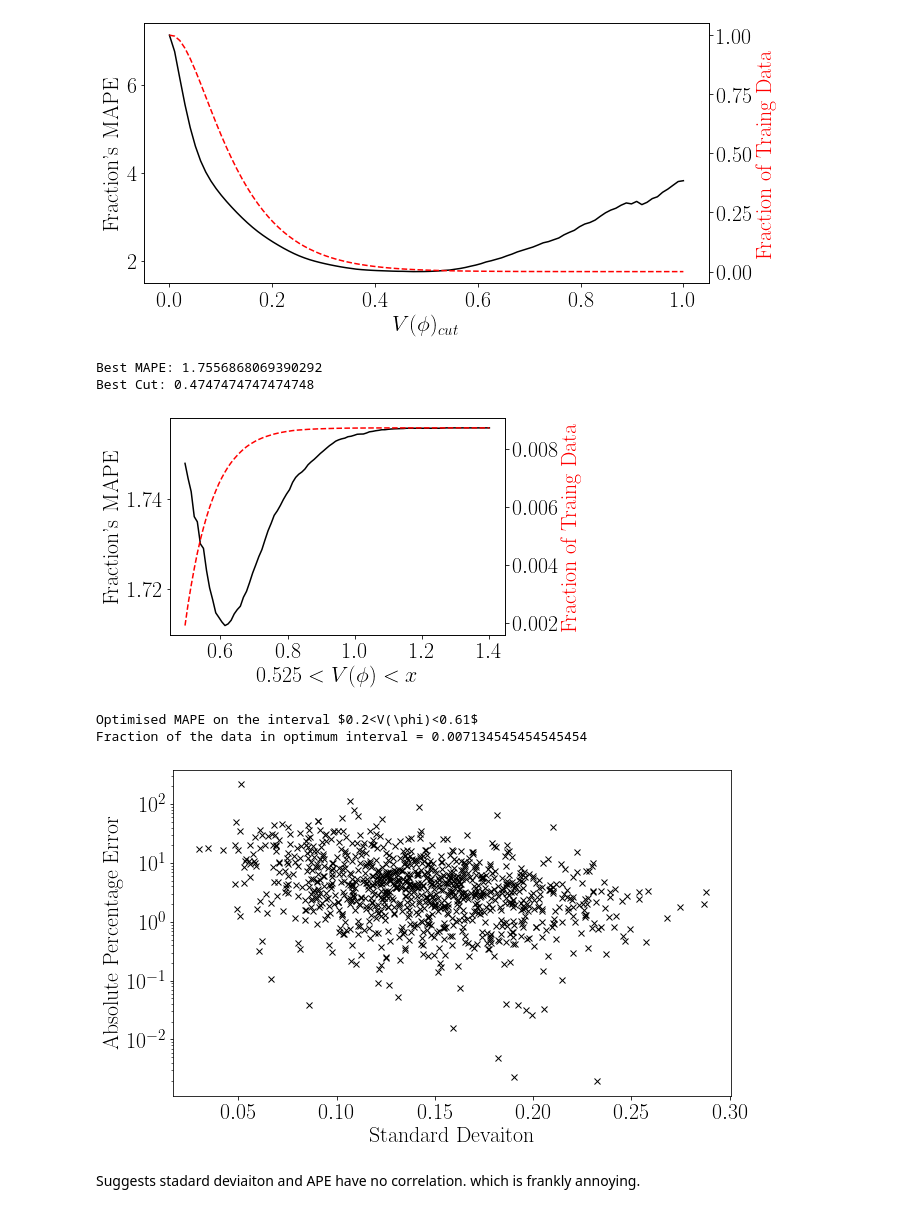
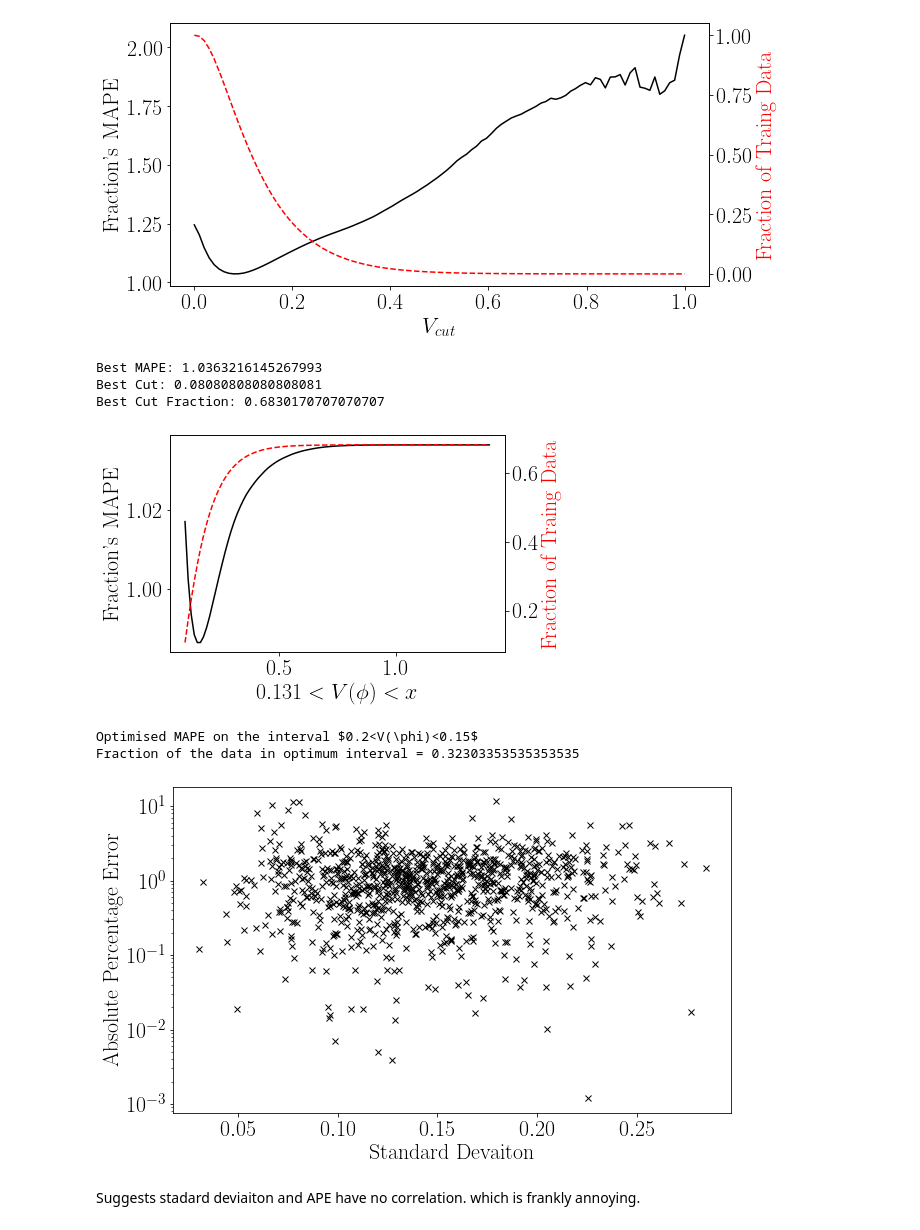
Before and after one commit to seancraven/Level-4-Masters-Project, a Jupyter notebook: Phi_sampling/phi_sampling.ipynb, the cells around one changed output. Drawn from its saved outputs; the diff is of its cells as text; code cells hidden in the pictures.

```diff
--- a/Phi_sampling/phi_sampling.ipynb
+++ b/Phi_sampling/phi_sampling.ipynb
@@ -19,6 +19,6 @@ data = cf.gen_and_load(10**7,10**5)
 train_x ,train_y = data[0]
 val_x,val_y = data[1]
 # %%
-model = models.load_model('/home/sean/Documents/Work/Level 4/Level-4-Masters-Project/Hyperparam_Testing/Testing_Notebooks/Optimised_Network/107.0datapoints.h5')
+model = models.load_model('/home/sean/Documents/Work/Level 4/Level-4-Masters-Project/Hyperparam_Testing/Testing_Notebooks/Optimised_Network/Saved_Optimised_Networks/5_107.0datapoints.h5')
 v_nn = model.predict(train_x)[:,0]
 # %% [output]
@@ -101,23 +102,25 @@ for i in cutoffs:
 # %%
 fig, ax = plt.subplots(1,1,figsize = (10,5), tight_layout = True)
 ax2 = ax.twinx()
 ax2.plot(cutoffs,fractions, 'r--')
 ax.plot(cutoffs,fraction_mape, c = 'black')
 ax.set_ylabel('Fraction\'s MAPE')
-ax.set_xlabel(' $V(\phi)_{cut}$')
+ax.set_xlabel(' $V_{cut}$')
 ax2.set_ylabel('Fraction of Traing Data',c = 'red')
 best_cut = float(cutoffs[np.argmin(fraction_mape)])
 ext = 'minvphi.png'
 path = os.path.join(dir,ext)
 fig.savefig(path,dpi = 300, transparent= False)
 # %% [output]
-[figure, old version]
+[figure, new version]
 # %%
 print('Best MAPE:',np.min(fraction_mape))
 print('Best Cut:',cutoffs[np.argmin(fraction_mape)])
+print('Best Cut Fraction:',fractions[np.argmin(fraction_mape)])
 # %% [output]
-Best MAPE: 1.7556868069390292
-Best Cut: 0.4747474747474748
+Best MAPE: 1.0363216145267993
+Best Cut: 0.08080808080808081
+Best Cut Fraction: 0.6830170707070707
 # %%
 Upper_cut = np.linspace(best_cut+0.02,1.4,100)
 train_y_2 = train_y[np.where(train_y>best_cut)]
@@ -143,15 +146,15 @@ ext = 'minmaxvphi.png'
 path = os.path.join(dir,ext)
 fig.savefig(path,dpi = 300, transparent= False)
 # %% [output]
-[figure, old version]
+[figure, new version]
 # %%
 optimum_cut = round(Upper_cut[np.argmin(fraction_mape)],2)
 print('Optimised MAPE on the interval $0.2<V(\phi)<{}$'.format(optimum_cut))
 optimum_fraction = len(train_y[np.where(train_y_2<optimum_cut)])/train_y.shape[0]
 print('Fraction of the data in optimum interval = {}'.format(optimum_fraction))
 # %% [output]
-Optimised MAPE on the interval $0.2<V(\phi)<0.61$
-Fraction of the data in optimum interval = 0.007134545454545454
+Optimised MAPE on the interval $0.2<V(\phi)<0.15$
+Fraction of the data in optimum interval = 0.32303353535353535
 # %%
 std = np.std(train_x[:,:8],axis = 1)
 std.shape
@@ -165,7 +168,7 @@ ext = 'std.png'
 path = os.path.join(dir,ext)
 fig.savefig(path,dpi = 300, transparent= False)
 # %% [output]
-[figure, old version]
+[figure, new version]
 # %% [markdown]
 Suggests stadard deviaiton and APE have no correlation. which is frankly annoying.
 # %%
```
Also changed, not shown: parts of 6 cells of this notebook, 10 other files.
